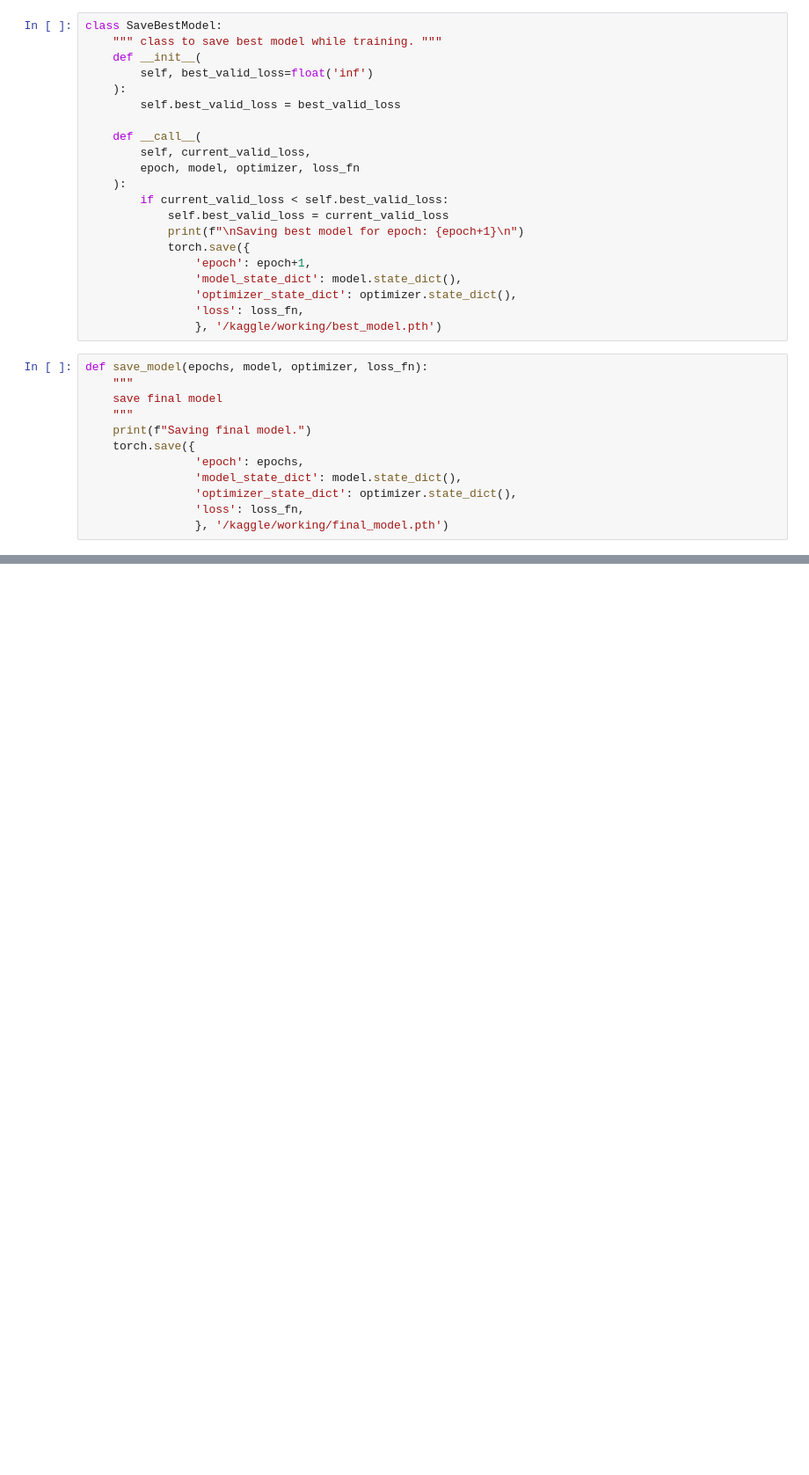
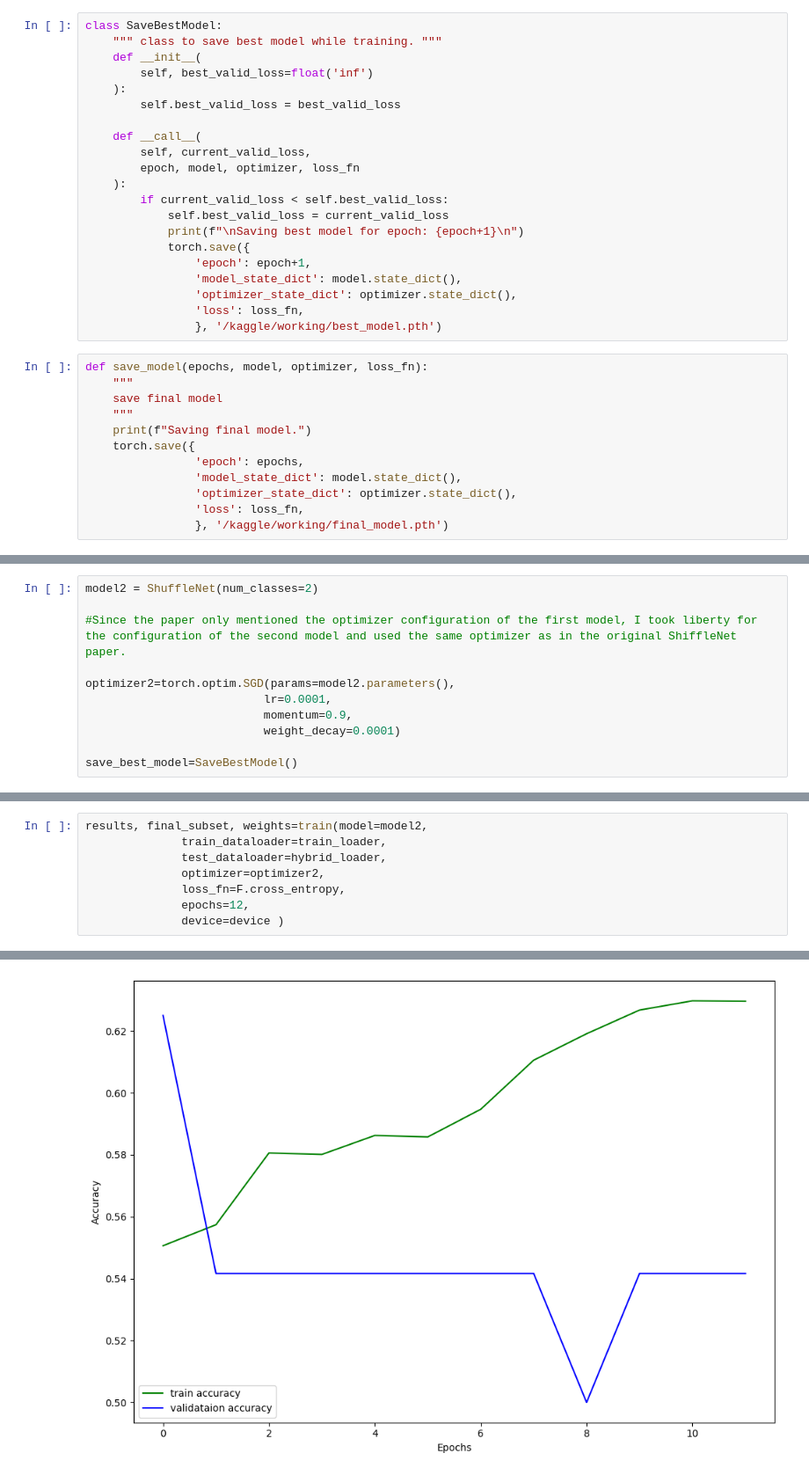
Before and after one commit to kohlivrinda/breast-cancer-prediction, a Jupyter notebook: breast-cancer-hybrid.ipynb, the cells around one changed output, grey strips where cells are left out. Shown at 88% size. Saved outputs shown, nothing was run; the diff lists cells and outputs as text; blank space fills up the shorter version.

```diff
--- a/breast-cancer-hybrid.ipynb
+++ b/breast-cancer-hybrid.ipynb
@@ -504,0 +570,11 @@ Saving final model.
+# %%
+model2 = ShuffleNet(num_classes=2)
+
+#Since the paper only mentioned the optimizer configuration of the first model, I took liberty for the configuration of the second model and used the same optimizer as in the original ShiffleNet paper.
+
+optimizer2=torch.optim.SGD(params=model2.parameters(),
+                          lr=0.0001,
+                          momentum=0.9,
+                          weight_decay=0.0001)
+
+save_best_model=SaveBestModel()
@@ -504,0 +583,9 @@ Saving final model.
+# %%
+results, final_subset, weights=train(model=model2,
+              train_dataloader=train_loader,
+              test_dataloader=hybrid_loader,
+              optimizer=optimizer2,
+              loss_fn=F.cross_entropy,
+              epochs=12,
+              device=device )
+# %% [output]
@@ -504,0 +608 @@ Saving final model.
+[figure, added]
```
Also changed, not shown: parts of 39 cells of this notebook.
